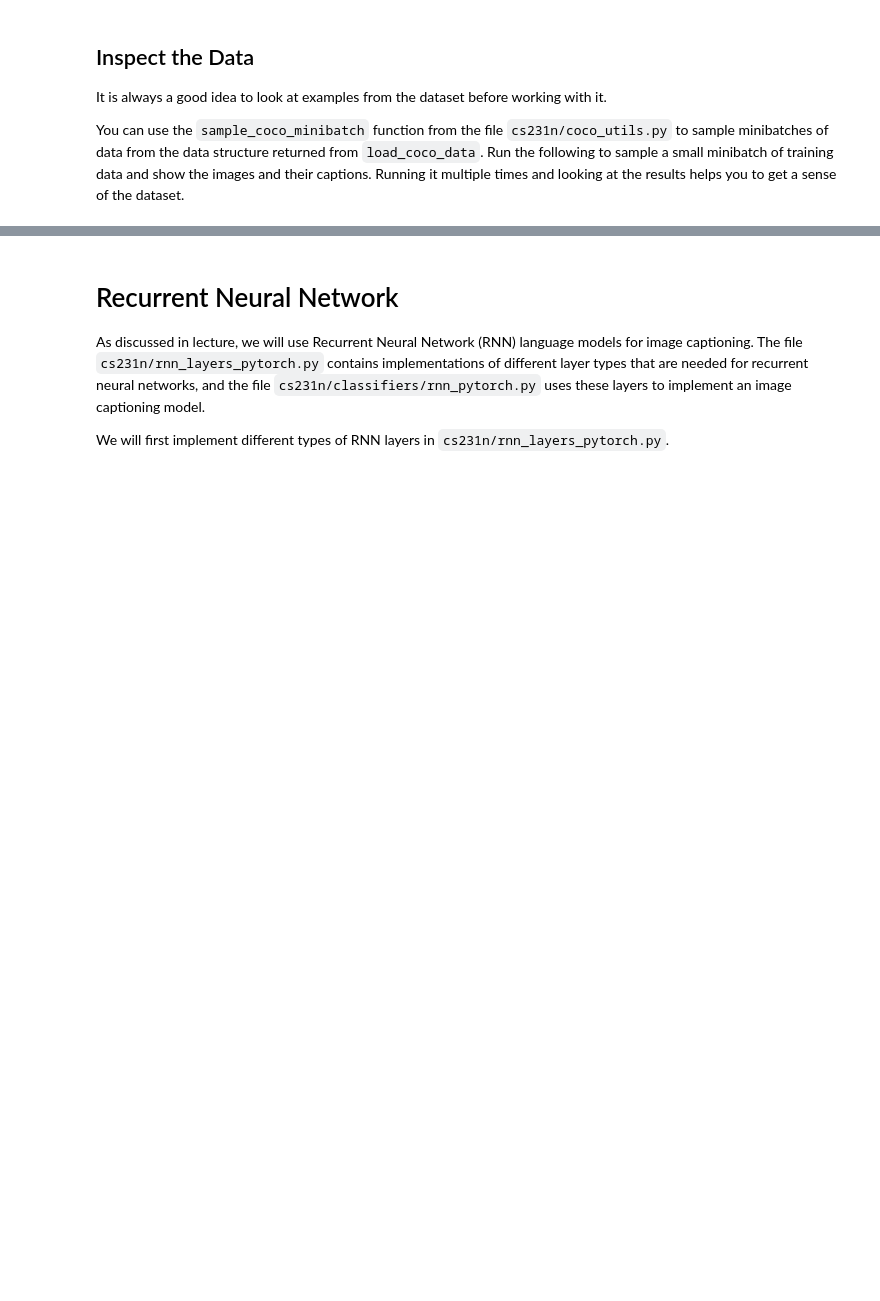
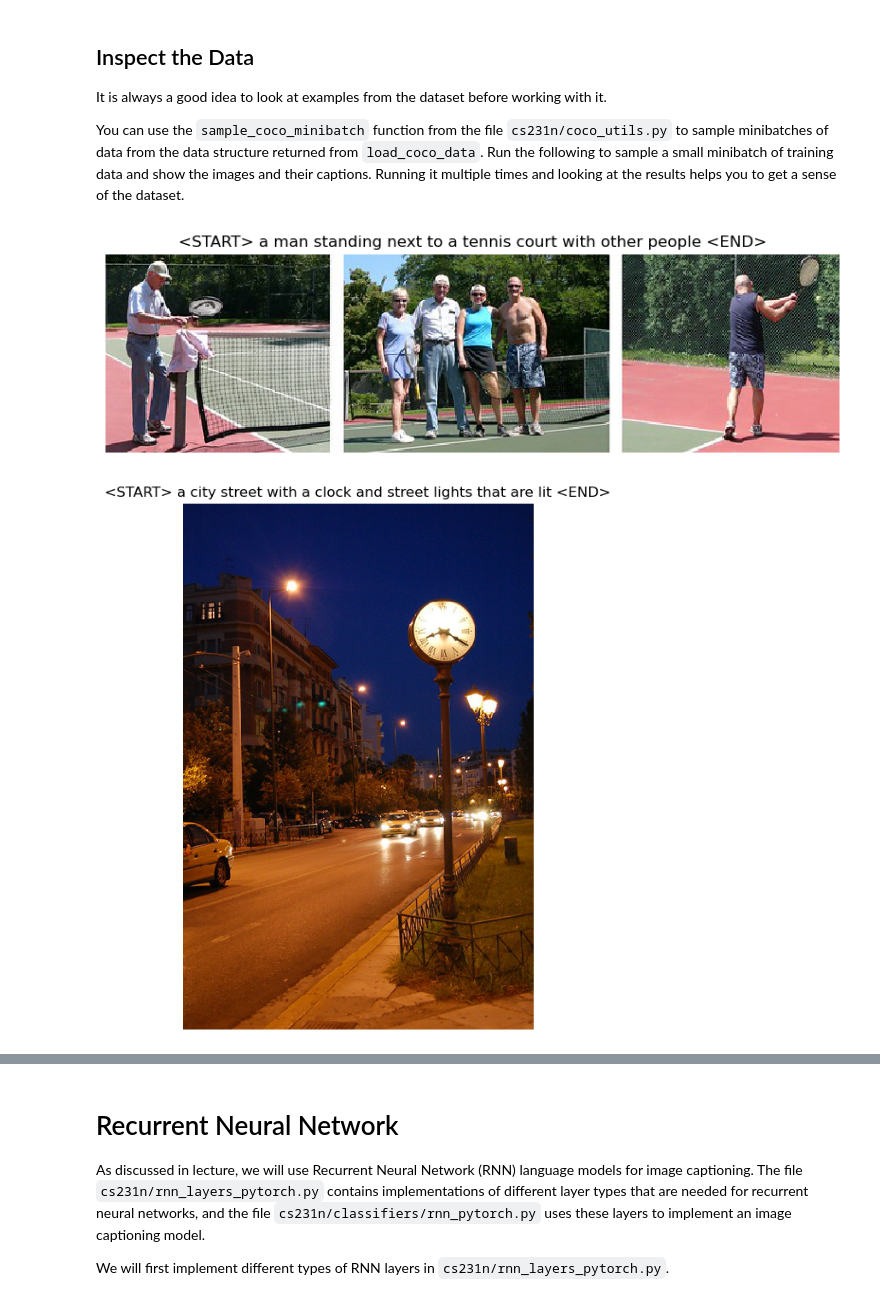
Before and after one commit to Travor278/EI-Beginner, a Jupyter notebook: CS231n/assignment2/RNN_Captioning_pytorch.ipynb, the cells around one changed output, grey strips where cells are left out. Cells and saved outputs as stored; diff of their text form; code cells hidden in the pictures; blank space fills up the shorter version.

```diff
--- a/CS231n/assignment2/RNN_Captioning_pytorch.ipynb
+++ b/CS231n/assignment2/RNN_Captioning_pytorch.ipynb
@@ -69,13 +83,20 @@ You can use the `sample_coco_minibatch` function from the file `cs231n/coco_util
 # %%
 # Sample a minibatch and show the images and captions.
 # If you get an error, the URL just no longer exists, so don't worry!
 # You can re-sample as many times as you want.
 batch_size = 3
 
 captions, features, urls = sample_coco_minibatch(data, batch_size=batch_size)
 for i, (caption, url) in enumerate(zip(captions, urls)):
-    plt.imshow(image_from_url(url))
+    img = image_from_url(url)
+    if img is None:
+        print('Skipping missing image:', url)
+        continue
+    plt.imshow(img)
     plt.axis('off')
     caption_str = decode_captions(caption, data['idx_to_word'])
     plt.title(caption_str)
     plt.show()
+# %% [output]
+[figure, added]
+[figure, added]
```
Also changed, not shown: parts of 11 cells of this notebook, 27 other files.
